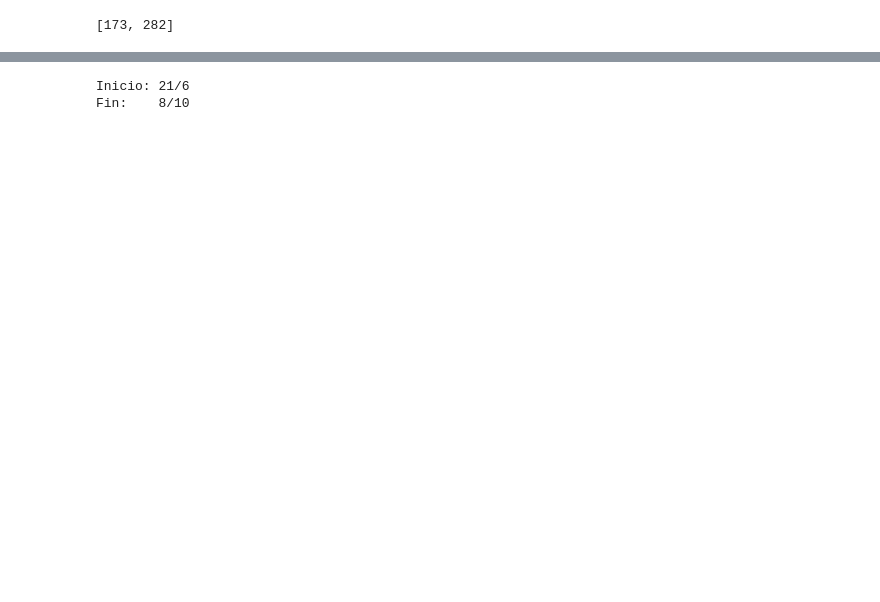
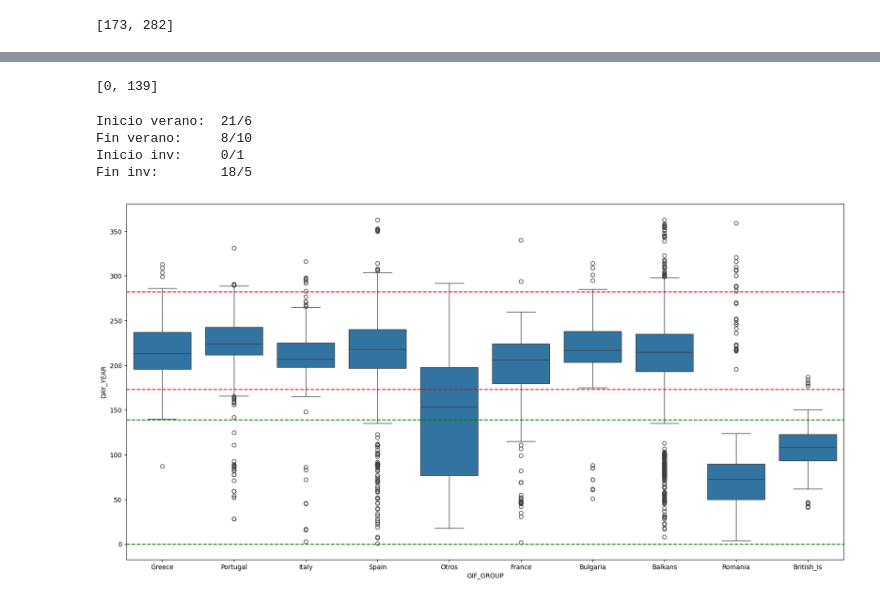
Before and after one commit to vrieraj/EDA_EFFIS, a Jupyter notebook: EDA_EFFIS.ipynb, the cells around one changed output, grey strips where cells are left out. Saved outputs shown, nothing was run; the diff lists cells and outputs as text; code cells hidden in the pictures; blank space fills up the shorter version.

```diff
--- a/EDA_EFFIS.ipynb
+++ b/EDA_EFFIS.ipynb
@@ -438,3 +485,12 @@ lim_verano
+# %%
+# Establecemos los límites del período de grandes incendios en invierno en función de Rumanía
+
+pais_inv = std_epoca[std_epoca.index == 'Romania']
+lim_inv = [round(pais_inv['25%'].iloc[0] - 1.25*pais_inv['IQR'].iloc[0]),round(pais_inv['75%'].iloc[0] + 1.25*pais_inv['IQR'].iloc[0])]
+
+lim_inv
+# %% [output]
+[0, 139]
 # %%
 # Comprobamos a qué días del calendario corresponden los días julianos calculados
 
@@ -448,10 +504,24 @@ def fecha_juliano(dia_juliano):
         resto = resto - dias
 
 for string, dia in zip(['Inicio','Fin'],lim_verano):
-    print(f'{string}:\t{fecha_juliano(dia)}')
+    print(f'{string} verano:\t{fecha_juliano(dia)}')
+
+for string, dia in zip(['Inicio','Fin'],lim_inv):
+    print(f'{string} inv:\t{fecha_juliano(dia)}')
 # %% [output]
-Inicio: 21/6
-Fin:    8/10
+Inicio verano:  21/6
+Fin verano:     8/10
+Inicio inv:     0/1
+Fin inv:        18/5
+# %%
+plt.figure(figsize=(20, 10))
+sns.boxplot(effis, x='GIF_GROUP', y='DAY_YEAR')
+plt.axhline(y=lim_verano[0], color='r', linestyle='--')
+plt.axhline(y=lim_verano[1], color='r', linestyle='--')
+plt.axhline(y=lim_inv[0], color='g', linestyle='--')
+plt.axhline(y=lim_inv[1], color='g', linestyle='--');
+# %% [output]
+[figure, added]
 # %%
 # Distribución de número de grandes incendios por día juliano para cada año
 # Aquí podemos ver cómo la ventana de los grandes incendios se va ampliando hacia la primavera
```
Also changed, not shown: parts of 13 cells of this notebook.
